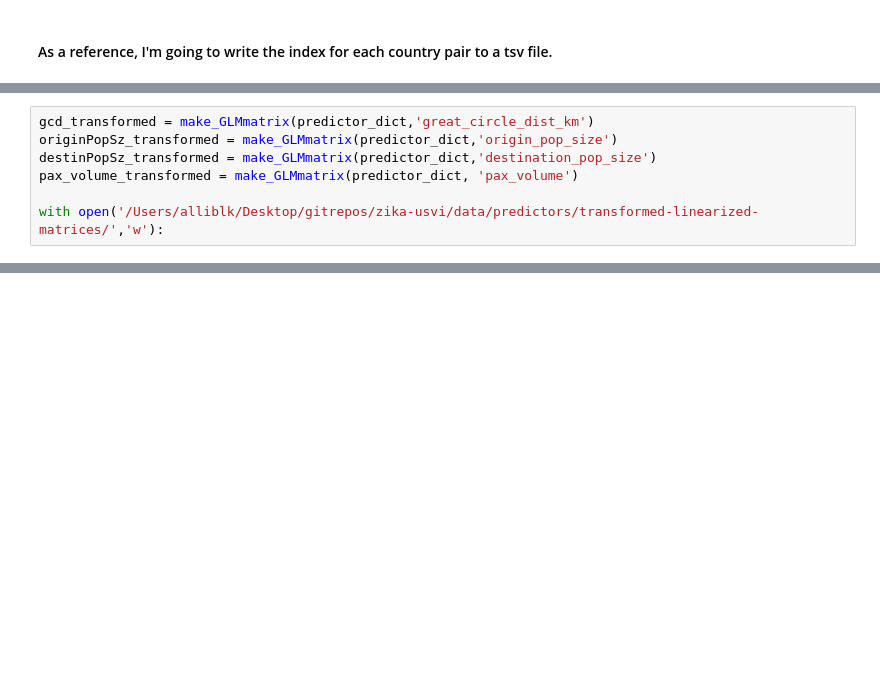
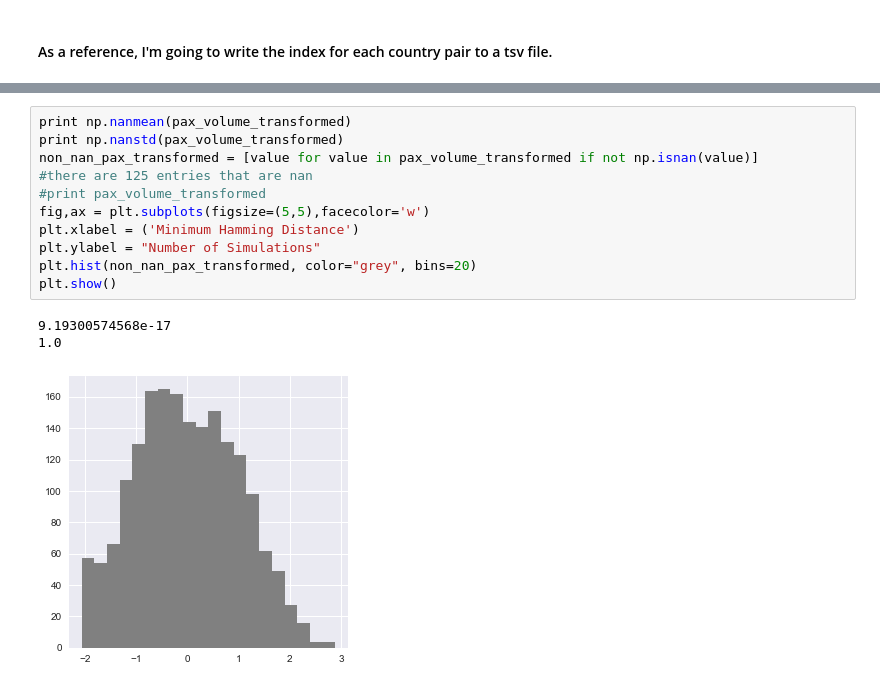
Before and after one commit to blab/zika-usvi, a Jupyter notebook: scripts/format-predictors-for-GLM.ipynb, the cells around one changed output, grey strips where cells are left out. Saved outputs shown, nothing was run; the diff lists cells and outputs as text; blank space fills up the shorter version.

```diff
--- a/scripts/format-predictors-for-GLM.ipynb
+++ b/scripts/format-predictors-for-GLM.ipynb
@@ -244,7 +282,0 @@ For Tuesday: need to figure out what is breaking north_south_matrix transform.
-# %%
-gcd_transformed = make_GLMmatrix(predictor_dict,'great_circle_dist_km')
-originPopSz_transformed = make_GLMmatrix(predictor_dict,'origin_pop_size')
-destinPopSz_transformed = make_GLMmatrix(predictor_dict,'destination_pop_size')
-pax_volume_transformed = make_GLMmatrix(predictor_dict, 'pax_volume')
-
-with open('/Users/alliblk/Desktop/gitrepos/zika-usvi/data/predictors/transformed-linearized-matrices/','w'):
@@ -254,0 +386,15 @@ with open('/Users/alliblk/Desktop/gitrepos/zika-usvi/data/predictors/transformed
+# %%
+print np.nanmean(pax_volume_transformed)
+print np.nanstd(pax_volume_transformed)
+non_nan_pax_transformed = [value for value in pax_volume_transformed if not np.isnan(value)]
+#there are 125 entries that are nan
+#print pax_volume_transformed
+fig,ax = plt.subplots(figsize=(5,5),facecolor='w')
+plt.xlabel = ('Minimum Hamming Distance')
+plt.ylabel = "Number of Simulations"
+plt.hist(non_nan_pax_transformed, color="grey", bins=20)
+plt.show()
+# %% [output]
+9.19300574568e-17
+1.0
+[figure, added]
```
Also changed, not shown: parts of 43 cells of this notebook, 1 other file.
